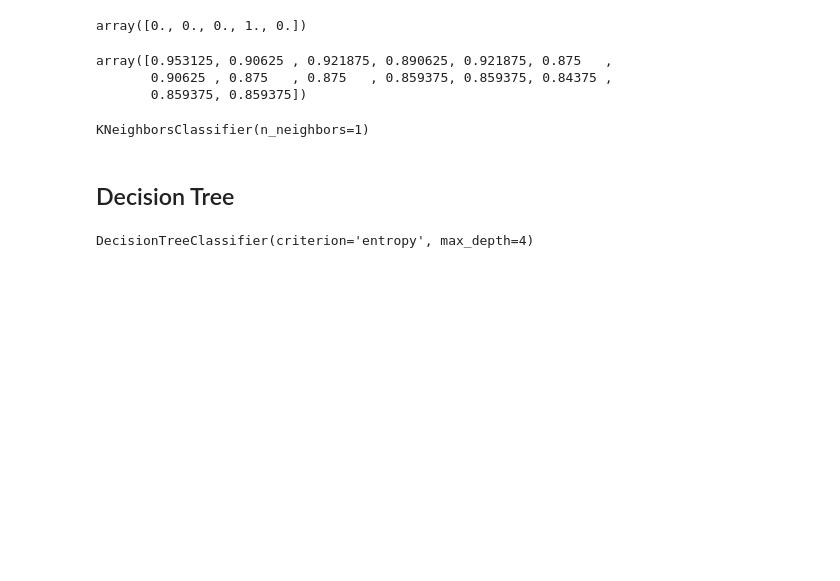
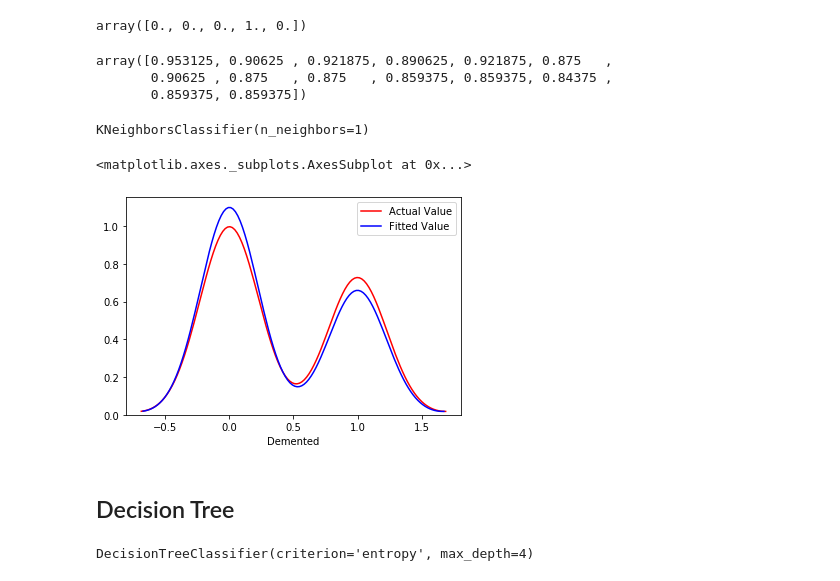
Before and after one commit to Kshitijchaube/Alziemers-Classifier, a Jupyter notebook: Alzhiemers Classifier.ipynb, the cells around one changed output. Saved outputs shown, nothing was run; the diff lists cells and outputs as text; code cells hidden in the pictures; blank space fills up the shorter version.

```diff
--- a/Alzhiemers Classifier.ipynb
+++ b/Alzhiemers Classifier.ipynb
@@ -311,6 +313,14 @@ kNN_model = KNeighborsClassifier(n_neighbors=k).fit(X_train,y_train)
 kNN_model
 # %% [output]
 KNeighborsClassifier(n_neighbors=1)
+# %%
+yhat = kNN_model.predict(X_test)
+# %%
+axl=sns.distplot(y_test,hist=False,color='r',label='Actual Value')
+sns.distplot(yhat,hist=False,color='b',label='Fitted Value',ax=axl)
+# %% [output]
+<matplotlib.axes._subplots.AxesSubplot at 0x...>
+[figure, added]
 # %% [markdown]
 ## Decision Tree
 # %%
```
Also changed, not shown: parts of 7 cells of this notebook.
